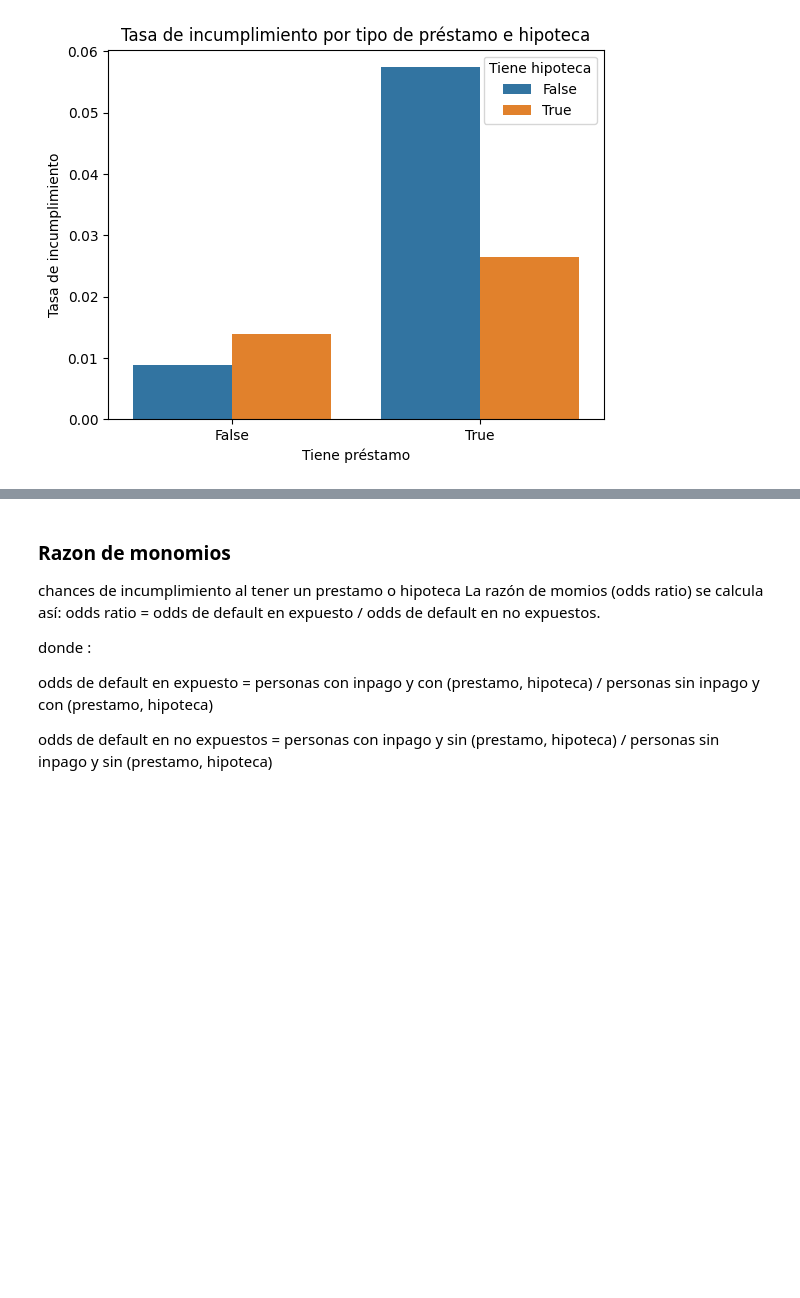
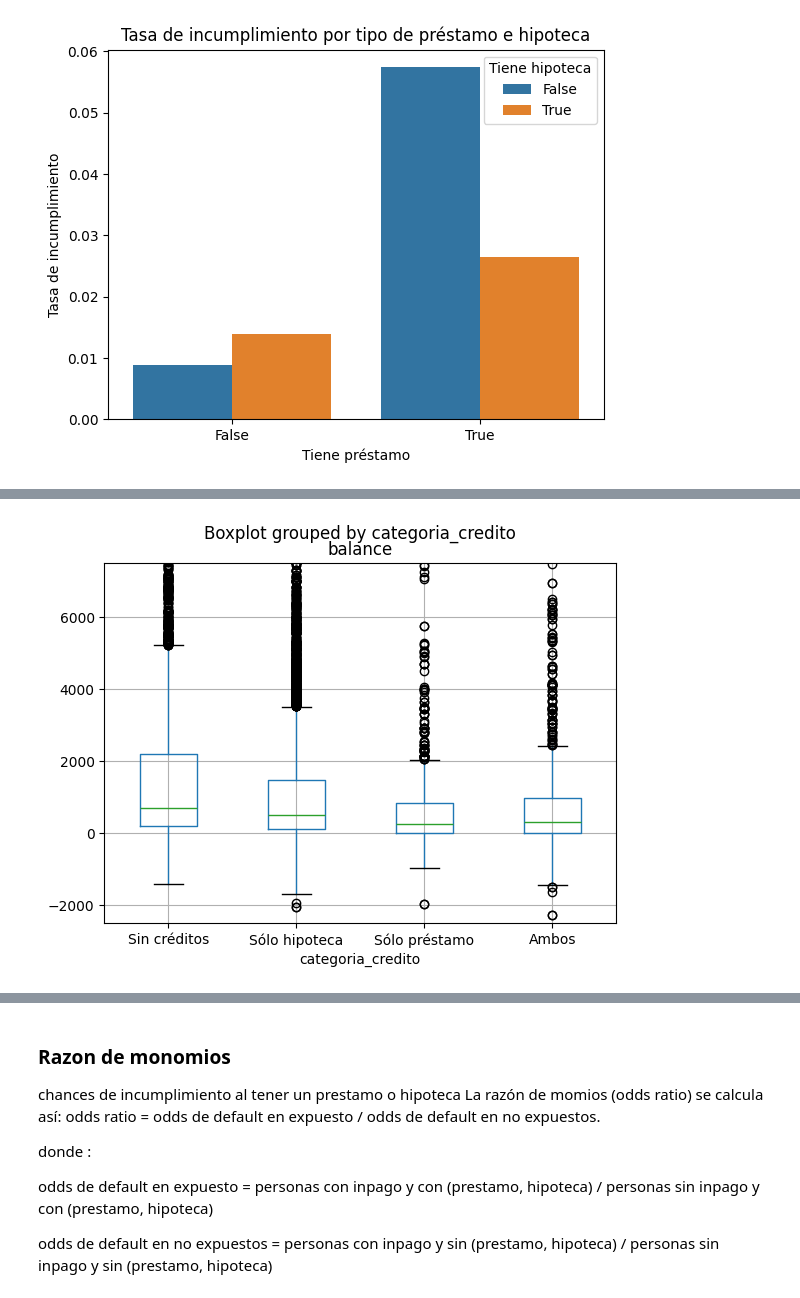
Before and after one commit to MarinaTorba/PersonalDataProrjects, a Jupyter notebook: Equip_9/Scripts/Analisis _Finanzas_250519.ipynb, the cells around one changed output, grey strips where cells are left out. Drawn from its saved outputs; the diff is of its cells as text; code cells hidden in the pictures; blank space fills up the shorter version.

```diff
--- a/Equip_9/Scripts/Analisis _Finanzas_250519.ipynb
+++ b/Equip_9/Scripts/Analisis _Finanzas_250519.ipynb
@@ -65,0 +91,9 @@ plt.show()
+# %%
+orden_categorias = ['Sin créditos', 'Sólo hipoteca', 'Sólo préstamo', 'Ambos']
+df['categoria_credito'] = pd.Categorical(df['categoria_credito'], categories=orden_categorias, ordered=True)
+
+df.boxplot(column='balance', by='categoria_credito')
+plt.ylim(-2500, 7500)
+plt.show()
+# %% [output]
+[figure, added]
```
Also changed, not shown: parts of 9 cells of this notebook.
